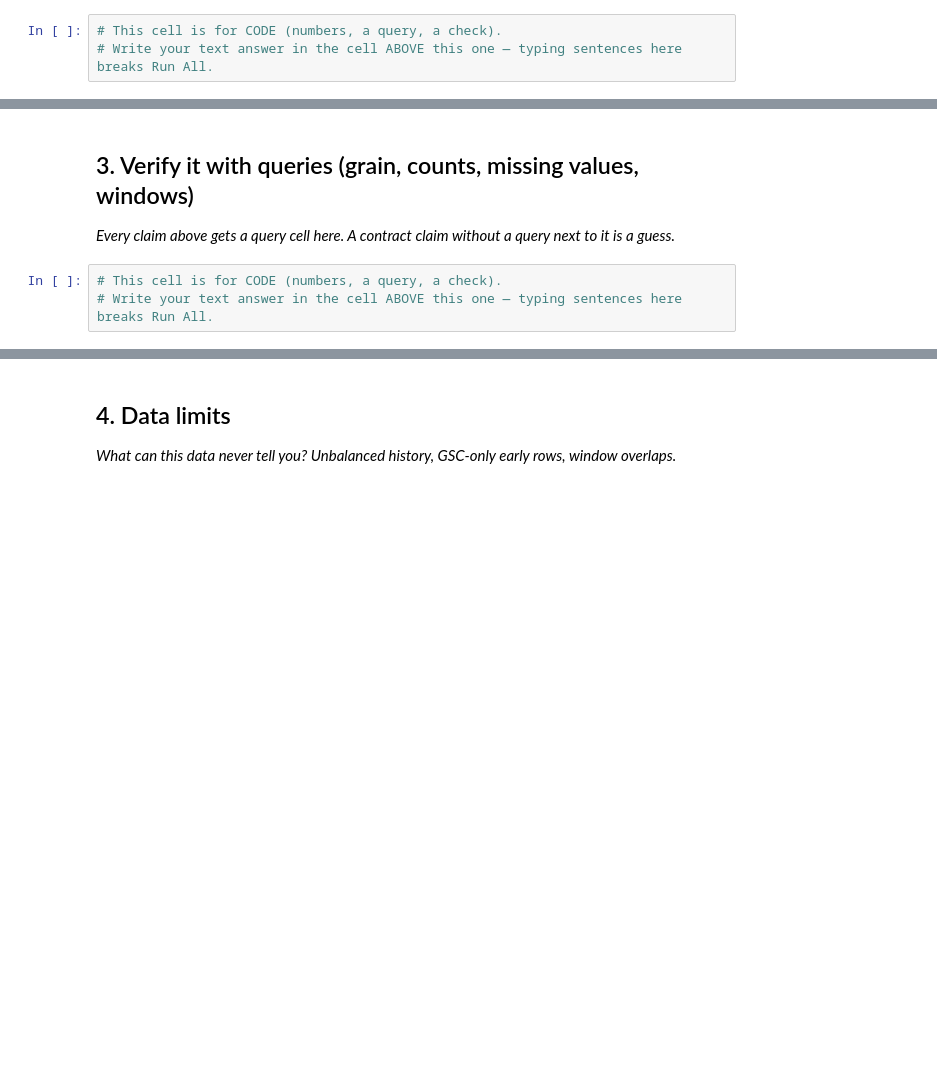
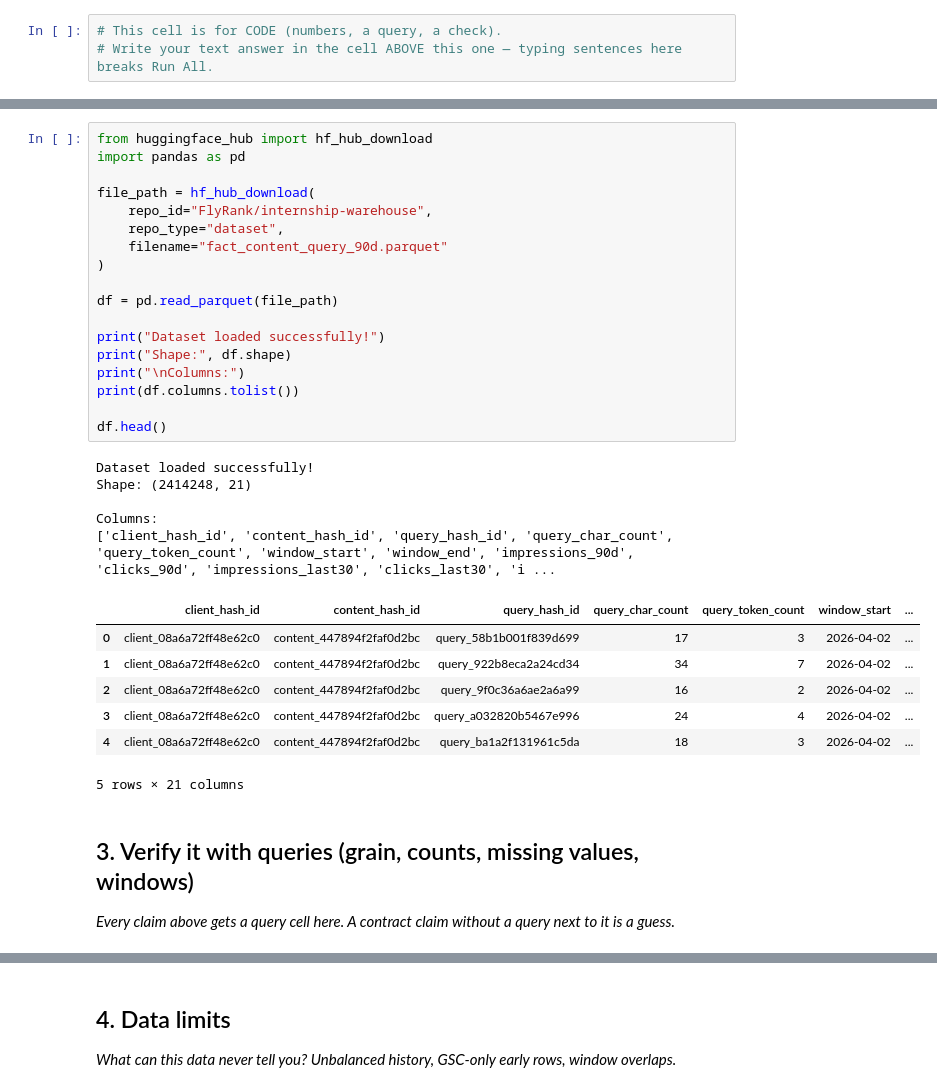
Before and after one commit to Hardik144/flyrank-ml-internship, a Jupyter notebook: work/notebooks/w03_data_contract.ipynb, the cells around one changed output, grey strips where cells are left out. Cells and saved outputs as stored; diff of their text form; blank space fills up the shorter version.

```diff
--- a/work/notebooks/w03_data_contract.ipynb
+++ b/work/notebooks/w03_data_contract.ipynb
@@ -23,7 +94,35 @@ This skeleton is yours to fill. Work the sections **in order** — each one has
+# %%
+from huggingface_hub import hf_hub_download
+import pandas as pd
+
+file_path = hf_hub_download(
+    repo_id="FlyRank/internship-warehouse",
+    repo_type="dataset",
+    filename="fact_content_query_90d.parquet"
+)
+
+df = pd.read_parquet(file_path)
+
+print("Dataset loaded successfully!")
+print("Shape:", df.shape)
+print("\nColumns:")
+print(df.columns.tolist())
+
+df.head()
+# %% [output]
+Dataset loaded successfully!
+Shape: (2414248, 21)
+
+Columns:
+['client_hash_id', 'content_hash_id', 'query_hash_id', 'query_char_count', 'query_token_count', 'window_start', 'window_end', 'impressions_90d', 'clicks_90d', 'impressions_last30', 'clicks_last30', 'i ...
+|  | client_hash_id | content_hash_id | query_hash_id | query_char_count | query_token_count | window_start | ... |
+| 0 | client_08a6a72ff48e62c0 | content_447894f2faf0d2bc | query_58b1b001f839d699 | 17 | 3 | 2026-04-02 | ... |
+| 1 | client_08a6a72ff48e62c0 | content_447894f2faf0d2bc | query_922b8eca2a24cd34 | 34 | 7 | 2026-04-02 | ... |
+| 2 | client_08a6a72ff48e62c0 | content_447894f2faf0d2bc | query_9f0c36a6ae2a6a99 | 16 | 2 | 2026-04-02 | ... |
+| 3 | client_08a6a72ff48e62c0 | content_447894f2faf0d2bc | query_a032820b5467e996 | 24 | 4 | 2026-04-02 | ... |
+| 4 | client_08a6a72ff48e62c0 | content_447894f2faf0d2bc | query_ba1a2f131961c5da | 18 | 3 | 2026-04-02 | ... |
+5 rows × 21 columns
 # %% [markdown]
 ## 3. Verify it with queries (grain, counts, missing values, windows)
 
 *Every claim above gets a query cell here. A contract claim without a query next to it is a guess.*
-# %%
-# This cell is for CODE (numbers, a query, a check).
-# Write your text answer in the cell ABOVE this one — typing sentences here breaks Run All.
```
Also changed, not shown: parts of 6 cells of this notebook.
